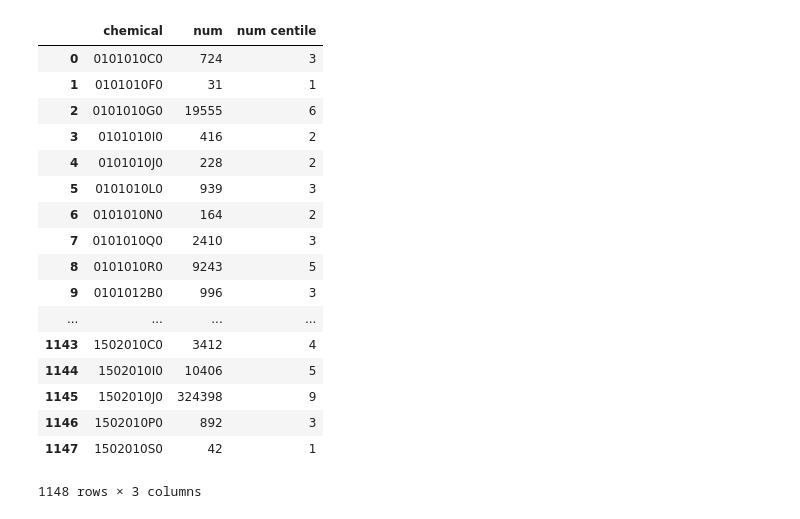
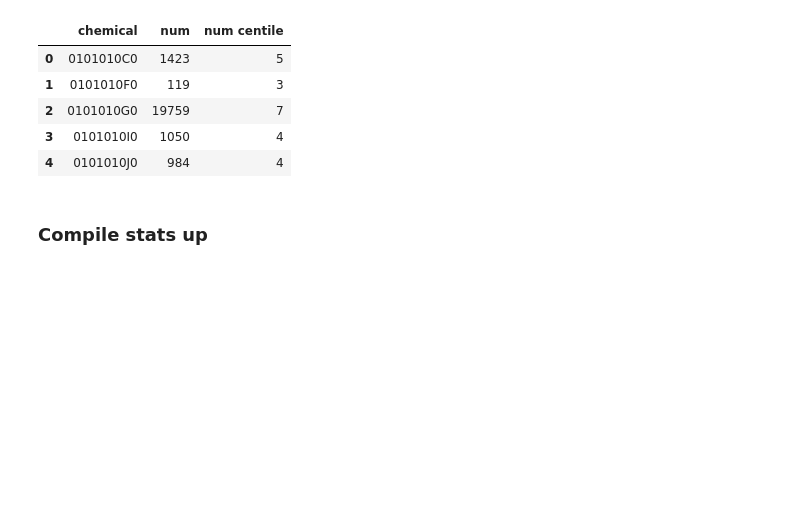
Before and after one commit to ebmdatalab/outlier-detection, a Jupyter notebook: kurtosis/Kurtosis.ipynb, the cells around one changed output. Saved outputs shown, nothing was run; the diff lists cells and outputs as text; code cells hidden in the pictures; blank space fills up the shorter version.

```diff
--- a/kurtosis/Kurtosis.ipynb
+++ b/kurtosis/Kurtosis.ipynb
@@ -4,7 +4,7 @@ import pandas as pd
 import numpy as np
 GBQ_PROJECT_ID = '620265099307'
 
-q = '''SELECT * FROM ebmdatalab.outlier_detection.chem_by_subpara_by_ccg_juntoaug17
+q = '''SELECT * FROM ebmdatalab.outlier_detection.chem_by_subpara_by_ccg_juntoaug17_limitsubpara
 -- exclude non-standard CCG codes:
 WHERE SUBSTR(pct,1,1) NOT BETWEEN 'A' AND 'Z' -- first character numerical
 AND SUBSTR(pct,3,1) BETWEEN 'A' AND 'Z'  -- last character alphabetical
@@ -119,33 +114,21 @@ df3
 # %%
 # reshape data to put CCGs in columns
 df5 = data2.pivot(index="chemical",columns='pct', values='ratio')
 
 #sum numerators to find total volume for each chemical
 num = pd.DataFrame(df1["num"].groupby(df1["chemical"]).sum()).reset_index()
 
 #calculate kurtosis and skew for each chemical
 import scipy.stats as stats
 k = pd.Series(stats.kurtosis(df5, axis=1,nan_policy="omit"),name="kurtosis")
 sk =  pd.Series(stats.skew(df5, axis=1,nan_policy="omit"),name="skew")
 
 num["num centile"] = pd.qcut(num["num"], 10, labels=np.arange(1,11,1))
-num
+num.head()
 # %% [output]
 |  | chemical | num | num centile |
-| 0 | 0101010C0 | 724 | 3 |
-| 1 | 0101010F0 | 31 | 1 |
-| 2 | 0101010G0 | 19555 | 6 |
-| 3 | 0101010I0 | 416 | 2 |
-| 4 | 0101010J0 | 228 | 2 |
-| 5 | 0101010L0 | 939 | 3 |
-| 6 | 0101010N0 | 164 | 2 |
-| 7 | 0101010Q0 | 2410 | 3 |
-| 8 | 0101010R0 | 9243 | 5 |
-| 9 | 0101012B0 | 996 | 3 |
-| ... | ... | ... | ... |
-| 1143 | 1502010C0 | 3412 | 4 |
-| 1144 | 1502010I0 | 10406 | 5 |
-| 1145 | 1502010J0 | 324398 | 9 |
-| 1146 | 1502010P0 | 892 | 3 |
-| 1147 | 1502010S0 | 42 | 1 |
+| 0 | 0101010C0 | 1423 | 5 |
+| 1 | 0101010F0 | 119 | 3 |
+| 2 | 0101010G0 | 19759 | 7 |
+| 3 | 0101010I0 | 1050 | 4 |
+| 4 | 0101010J0 | 984 | 4 |
-1148 rows × 3 columns
@@ -172 +135,3 @@ result = result[["chemical","subpara","num","num centile", "count","median","min
+# %% [markdown]
+### Compile stats up
 # %%
```
Also changed, not shown: parts of 27 cells of this notebook.
